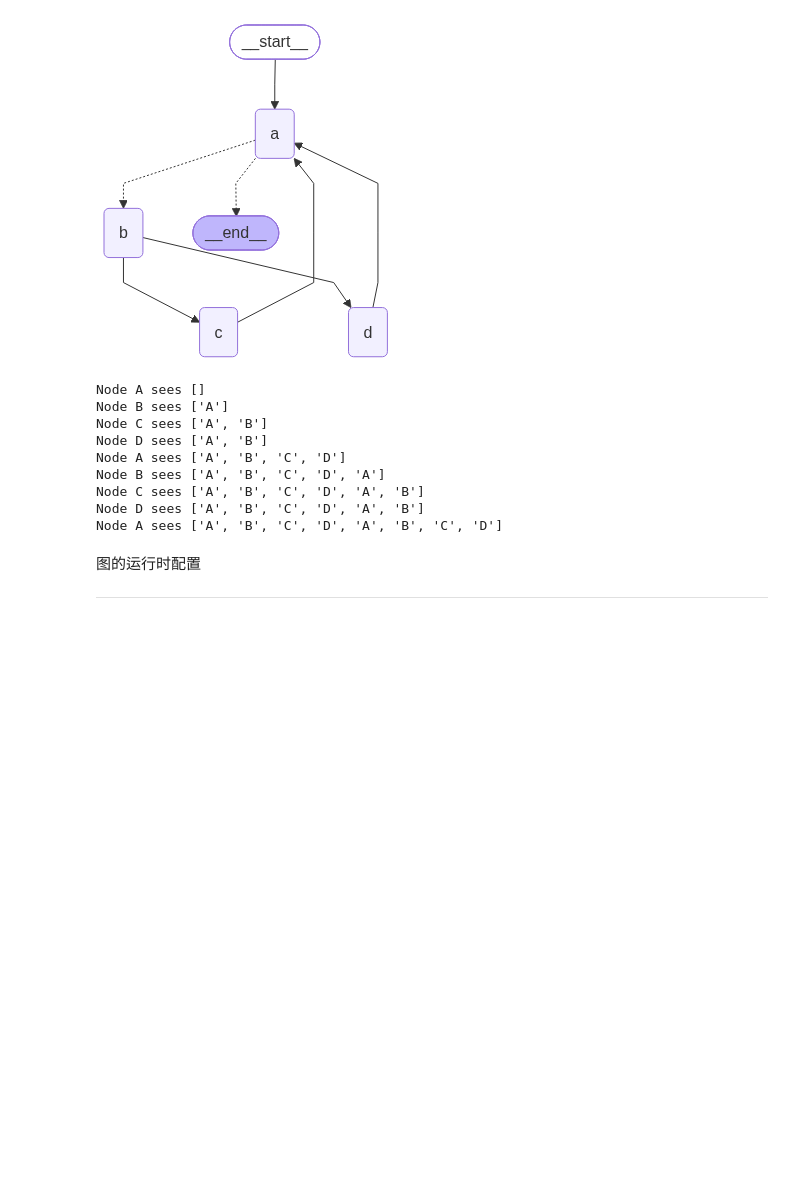
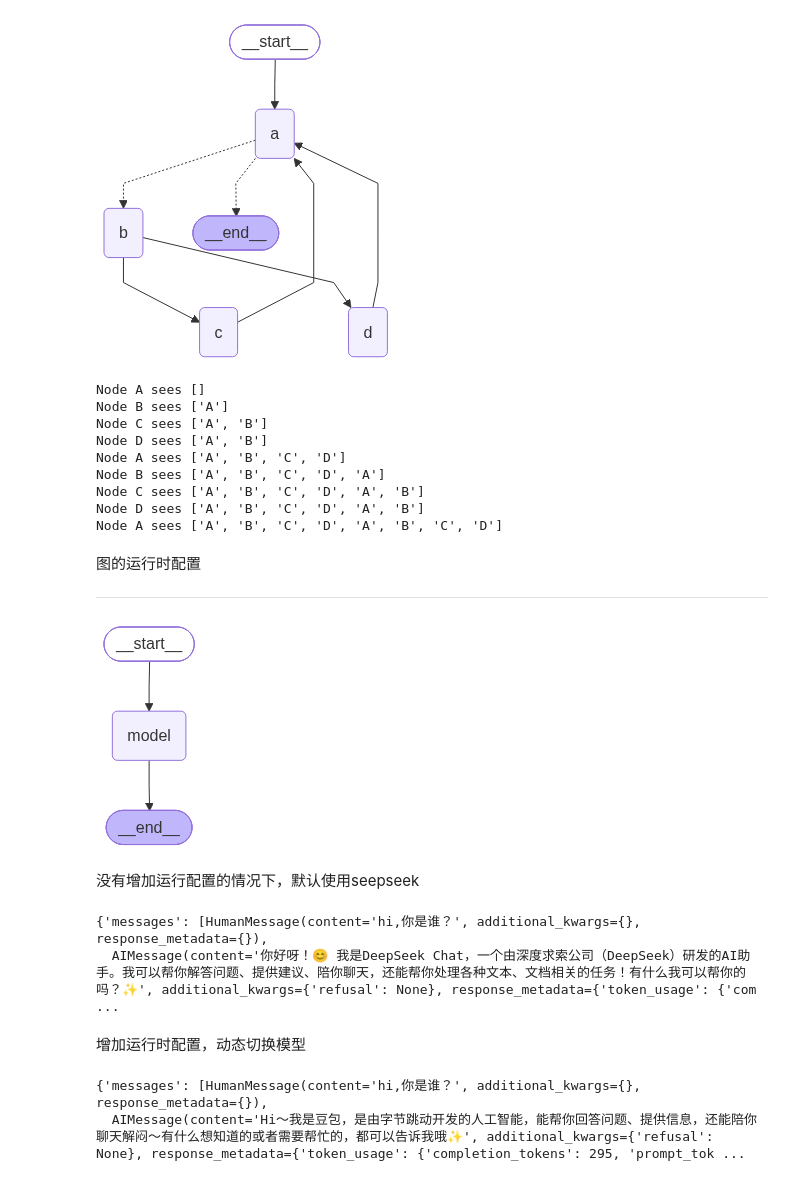
Before and after one commit to 3252981401/Aegnt_Study, a Jupyter notebook: Langgraph.ipynb, the cells around one changed output. Cells and saved outputs as stored; diff of their text form; code cells hidden in the pictures; blank space fills up the shorter version.

```diff
--- a/Langgraph.ipynb
+++ b/Langgraph.ipynb
@@ -322,17 +322,67 @@ Node A sees ['A', 'B', 'C', 'D', 'A', 'B', 'C', 'D']
 # %%
 import operator
 from typing import Annotated,Sequence
 from typing_extensions import TypedDict
 from langchain_deepseek import ChatDeepSeek
 from langchain_openai import ChatOpenAI
 import os
 from langchain_core.messages import BaseMessage, HumanMessage
 from langchain_core.runnables.config import RunnableConfig
 from langgraph.graph import END, StateGraph, START
 
 model = ChatDeepSeek(
-    model="pro/deepseek-ai/DeepSeek-V3",
+    model="Pro/deepseek-ai/DeepSeek-V3",
     temperature=0,
-    api_key=os.environ.get("DEEPSEEK_AP_KEY"),
-    base_url=os.environ.get("DEEPSEEK_AP_BASE"),
+    api_key=os.environ.get("DEEPSEEK_API_KEY"),
+    base_url=os.environ.get("DEEPSEEK_API_BASE"),
 )
+
+model1 = ChatOpenAI(
+    model="ByteDance-Seed/Seed-OSS-36B-Instruct",
+    temperature=0,
+    api_key=os.environ.get("OPENAI_API_KEY"),
+    base_url=os.environ.get("OPENAI_API_BASE"),
+)
+
+# 定义要切换的模型
+models = {
+    "deepseek": model,
+    "openai": model1,
+}
+
+class AgentState(TypedDict):
+    messages: Annotated[Sequence[BaseMessage], operator.add]
+
+def _call_model(state:AgentState,config:RunnableConfig):
+    #使用LCEL的模型
+    model_name = config["configurable"].get("model", "deepseek")
+    model = models[model_name]
+    response = model.invoke(state["messages"])
+    return {"messages":[response]}
+
+#define a new graph
+builder = StateGraph(AgentState)
+builder.add_node("model",_call_model)
+builder.add_edge(START, "model")
+builder.add_edge("model", END)
+
+graph = builder.compile()
+
+display(Image(graph.get_graph().draw_mermaid_png()))
+# %% [output]
+[figure, added]
+# %% [markdown]
+没有增加运行配置的情况下，默认使用seepseek
+# %%
+graph.invoke({"messages":[HumanMessage(content="hi,你是谁？")]})
+# %% [output]
+{'messages': [HumanMessage(content='hi,你是谁？', additional_kwargs={}, response_metadata={}),
+  AIMessage(content='你好呀！😊 我是DeepSeek Chat，一个由深度求索公司（DeepSeek）研发的AI助手。我可以帮你解答问题、提供建议、陪你聊天，还能帮你处理各种文本、文档相关的任务！有什么我可以帮你的吗？✨', additional_kwargs={'refusal': None}, response_metadata={'token_usage': {'com ...
+# %% [markdown]
+增加运行时配置，动态切换模型
+# %%
+config = {"configurable":{"model":"openai"}}
+graph.invoke({"messages":[HumanMessage(content="hi,你是谁？")]},config=config)
+# %% [output]
+{'messages': [HumanMessage(content='hi,你是谁？', additional_kwargs={}, response_metadata={}),
+  AIMessage(content='Hi～我是豆包，是由字节跳动开发的人工智能，能帮你回答问题、提供信息，还能陪你聊天解闷～有什么想知道的或者需要帮忙的，都可以告诉我哦✨', additional_kwargs={'refusal': None}, response_metadata={'token_usage': {'completion_tokens': 295, 'prompt_tok ...
```
Also changed, not shown: parts of 4 cells of this notebook.
